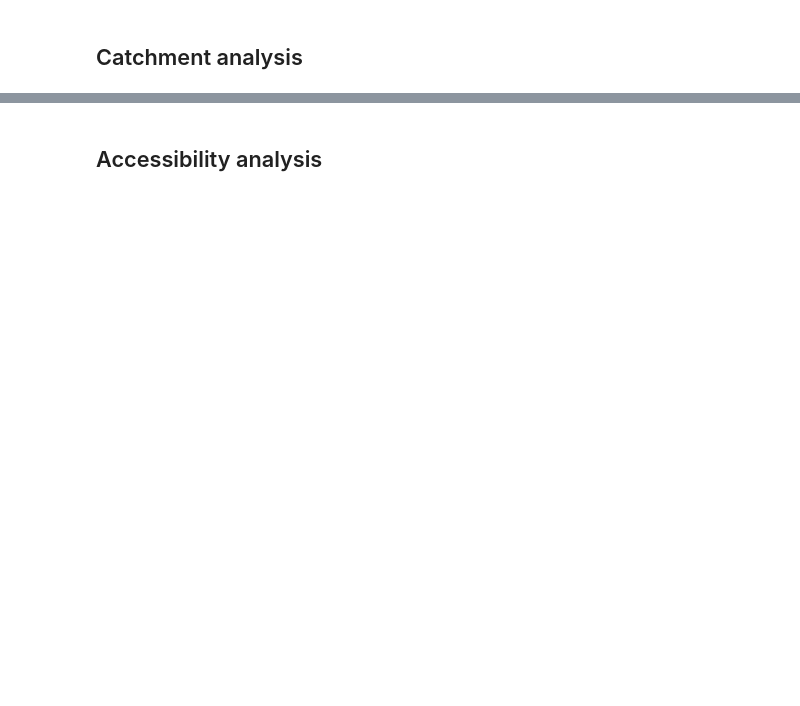
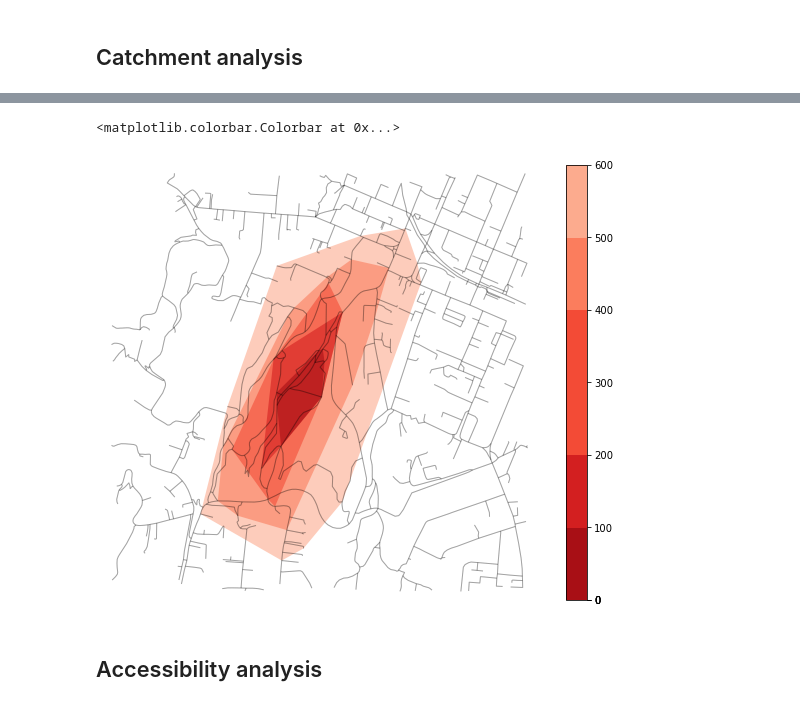
Before and after one commit to shriv/foss4g-workshop, a Jupyter notebook: notebooks/applications.ipynb, the cells around one changed output, grey strips where cells are left out. Drawn from its saved outputs; the diff is of its cells as text; code cells hidden in the pictures; blank space fills up the shorter version.

Commit message:
Finished code for catchment analysis

```diff
--- a/notebooks/applications.ipynb
+++ b/notebooks/applications.ipynb
@@ -250,3 +263,33 @@ fig, ax = ox.plot_graph(G, fig_height=8, node_color=nc, node_size=ns, node_alpha
+# %%
+isochrone_polys = []
+
+for trip_distance in sorted(trip_distances, reverse=True):
+    subgraph = nx.ego_graph(G, destination_node, radius=trip_distance, distance='length')
+    node_points = [Point((data['x'], data['y'])) for node, data in subgraph.nodes(data=True)]
+    bounding_poly = gpd.GeoSeries(node_points).unary_union.convex_hull
+    isochrone_polys.append(bounding_poly)
+
+# plot the network then add isochrones as colored descartes polygon patches
+fig, ax = ox.plot_graph(G, fig_height=8, show=False, close=False, edge_color='k', edge_alpha=0.2, node_color='none')
+
+# Add polygon patch
+for polygon, fc in zip(isochrone_polys, iso_colors):
+    if polygon.geom_type == 'Polygon':
+        patch = PolygonPatch(polygon, fc=fc, ec='none', alpha=0.6, zorder=-1)
+        ax.add_patch(patch)
+
+# Add zero to trip_times since we're looking at time intervals for the catchment areas
+trip_distances.insert(0, 0)
+
+# Add colorbar
+cmap = mpl.colors.ListedColormap(iso_colors[::-1])
+norm = mpl.colors.BoundaryNorm(trip_distances, cmap.N)
+sm = plt.cm.ScalarMappable(cmap=cmap, norm=norm)
+sm.set_array([])
+plt.colorbar(sm,ticks= trip_distances, spacing='proportional')
+# %% [output]
+<matplotlib.colorbar.Colorbar at 0x...>
+[figure, added]
 # %% [markdown]
 ## Accessibility analysis
 # %% [markdown]
```
Also changed, not shown: parts of 5 cells of this notebook.
